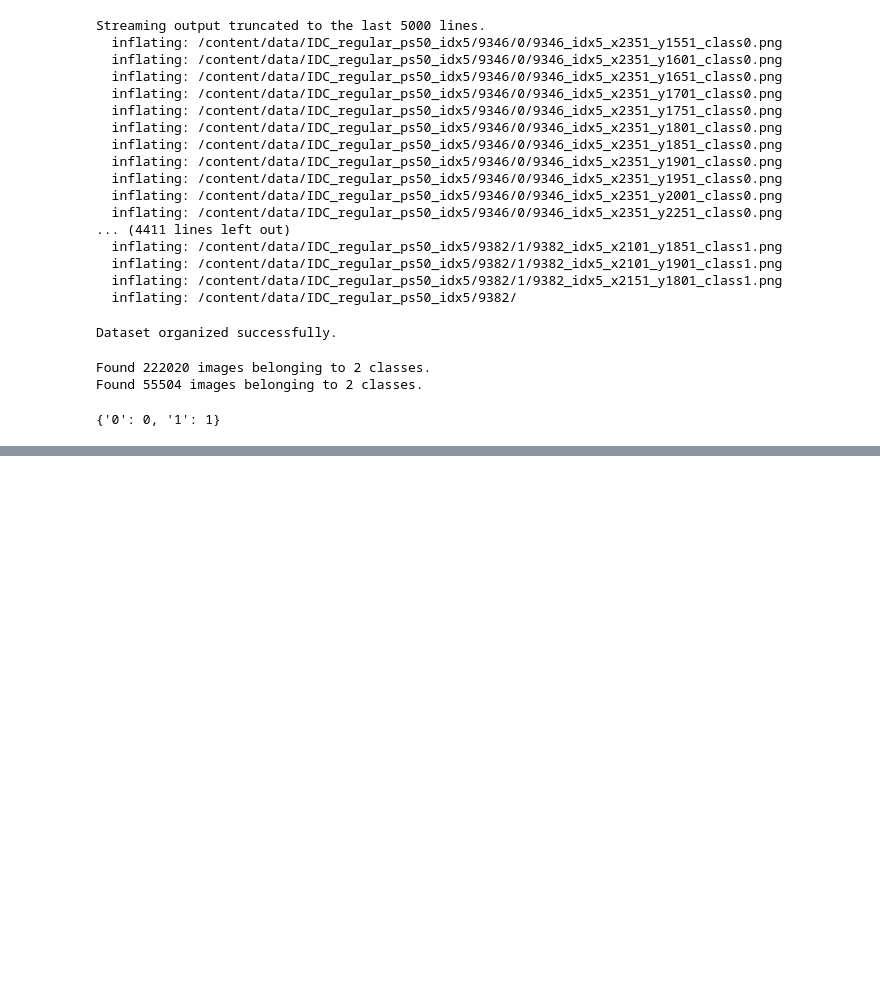
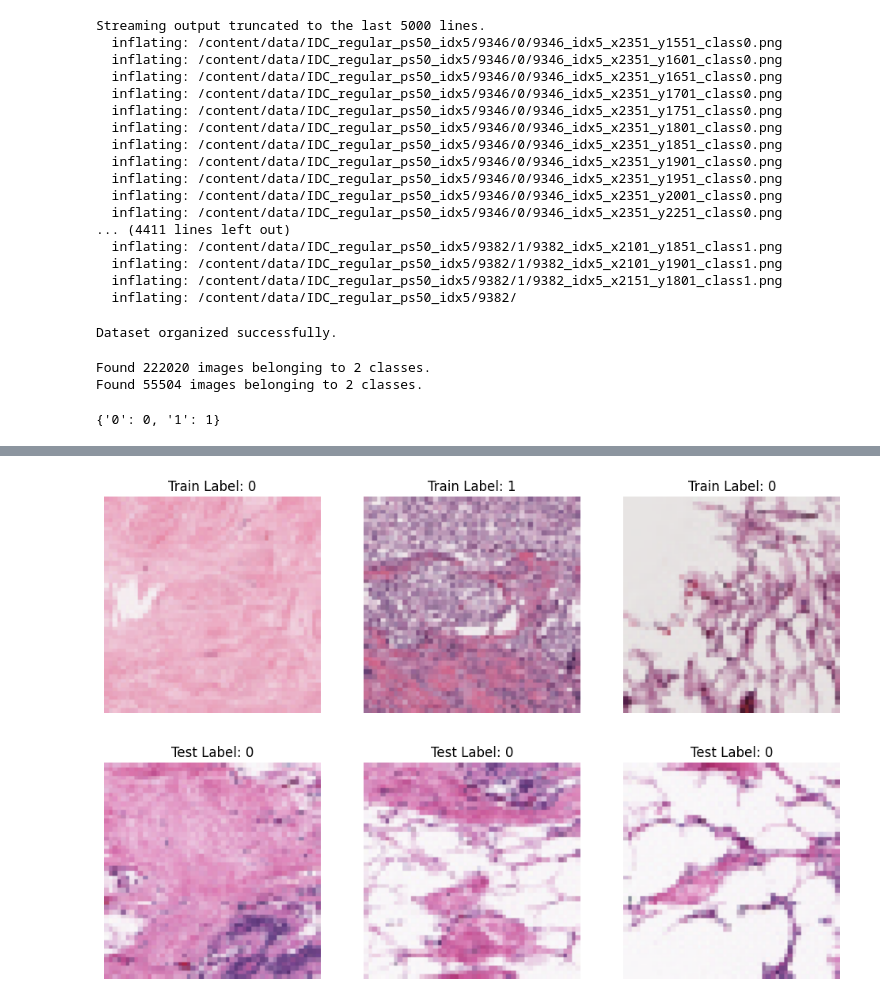
Before and after one commit to AnthonyAreas/Breast-Cancer-Histopathology-CNN, a Jupyter notebook: notebook/CAI2840C_FinalProject_Group1.ipynb, the cells around one changed output, grey strips where cells are left out. Cells and saved outputs as stored; diff of their text form; code cells hidden in the pictures; blank space fills up the shorter version.

```diff
--- a/notebook/CAI2840C_FinalProject_Group1.ipynb
+++ b/notebook/CAI2840C_FinalProject_Group1.ipynb
@@ -280,0 +264,28 @@ NameError: name 'history' is not defined
+# %%
+import matplotlib.pyplot as plt
+
+# Get one batch from the training generator
+train_images, train_labels = next(train_gen)
+
+plt.figure(figsize=(12,4))
+for i in range(3):
+    plt.subplot(1,3,i+1)
+    plt.imshow(train_images[i])
+    plt.title(f"Train Label: {int(train_labels[i])}")
+    plt.axis('off')
+plt.show()
+
+
+# Get one batch from the validation/test generator
+val_images, val_labels = next(val_gen)
+
+plt.figure(figsize=(12,4))
+for i in range(3):
+    plt.subplot(1,3,i+1)
+    plt.imshow(val_images[i])
+    plt.title(f"Test Label: {int(val_labels[i])}")
+    plt.axis('off')
+plt.show()
+# %% [output]
+[figure, added]
+[figure, added]
```
Also changed, not shown: parts of 10 cells of this notebook.
